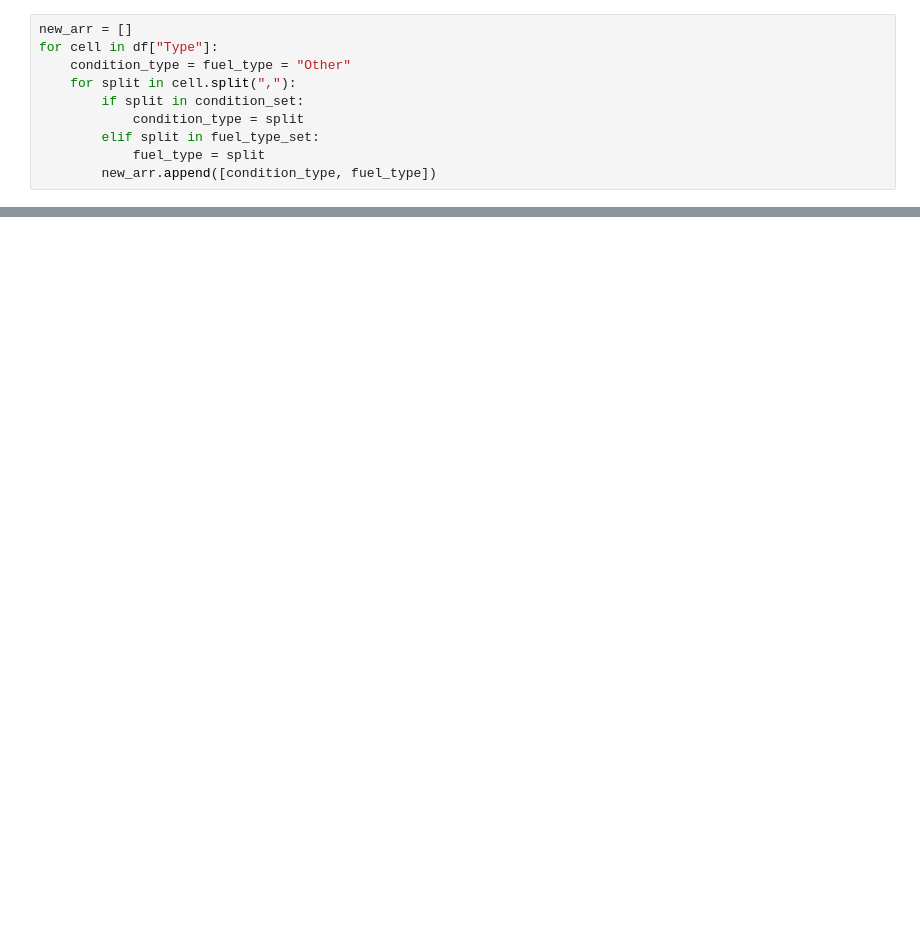
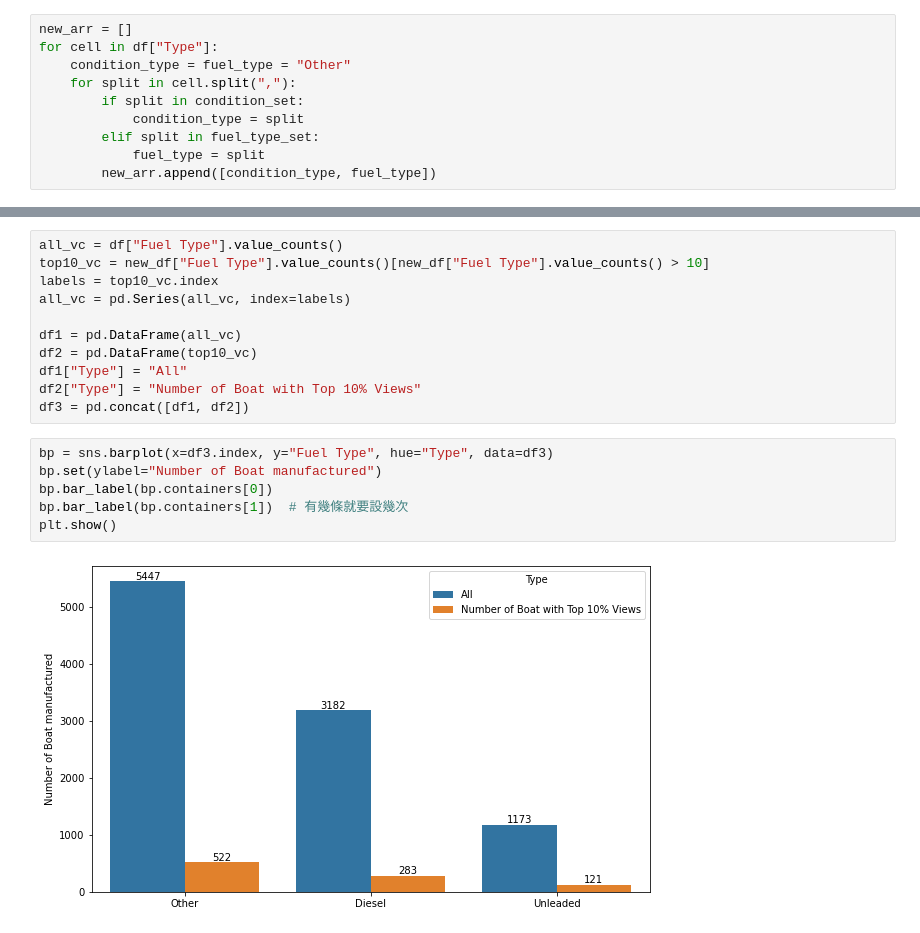
Before and after one commit to RayRayCoding/my_jupyter_notebooks, a Jupyter notebook: DataCamp/BoatADSuggestion.ipynb, the cells around one changed output, grey strips where cells are left out. Drawn from its saved outputs; the diff is of its cells as text; blank space fills up the shorter version.

```diff
--- a/DataCamp/BoatADSuggestion.ipynb
+++ b/DataCamp/BoatADSuggestion.ipynb
@@ -384,0 +373,19 @@ plt.show()
+# %%
+all_vc = df["Fuel Type"].value_counts()
+top10_vc = new_df["Fuel Type"].value_counts()[new_df["Fuel Type"].value_counts() > 10]
+labels = top10_vc.index
+all_vc = pd.Series(all_vc, index=labels)
+
+df1 = pd.DataFrame(all_vc)
+df2 = pd.DataFrame(top10_vc)
+df1["Type"] = "All"
+df2["Type"] = "Number of Boat with Top 10% Views"
+df3 = pd.concat([df1, df2])
+# %%
+bp = sns.barplot(x=df3.index, y="Fuel Type", hue="Type", data=df3)
+bp.set(ylabel="Number of Boat manufactured")
+bp.bar_label(bp.containers[0])
+bp.bar_label(bp.containers[1])  # 有幾條就要設幾次
+plt.show()
+# %% [output]
+[figure, added]
```
Also changed, not shown: parts of 30 cells of this notebook.
